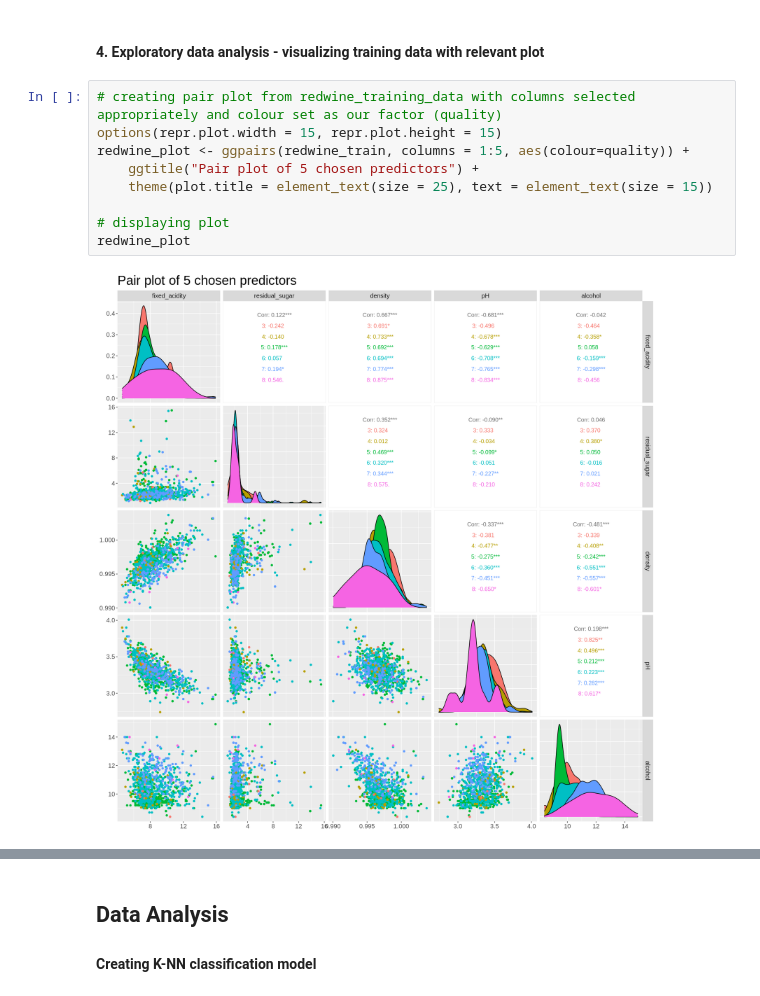
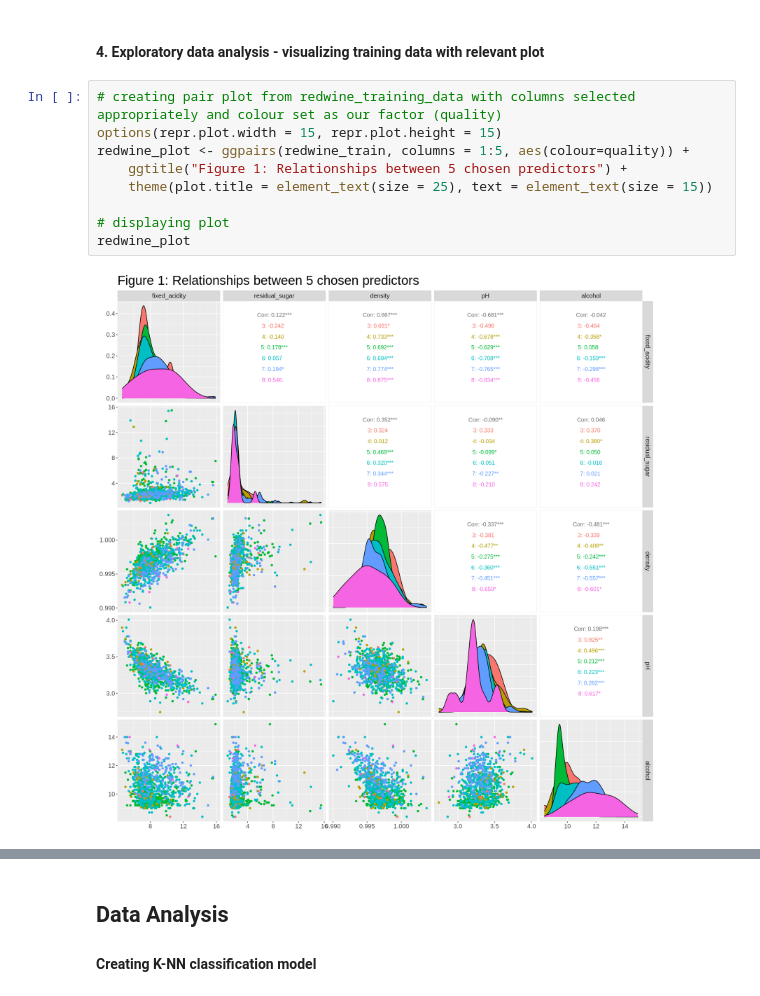
Before and after one commit to farazht/classifying-red-wine-quality, a Jupyter notebook: Group Report.ipynb, the cells around one changed output, grey strips where cells are left out. Saved outputs shown, nothing was run; the diff lists cells and outputs as text.

```diff
--- a/Group Report.ipynb
+++ b/Group Report.ipynb
@@ -170,14 +179,14 @@ Since our data already has an equal amount of observations in each class, we dec
 # %%
 # creating pair plot from redwine_training_data with columns selected appropriately and colour set as our factor (quality)
 options(repr.plot.width = 15, repr.plot.height = 15)
 redwine_plot <- ggpairs(redwine_train, columns = 1:5, aes(colour=quality)) +
-    ggtitle("Pair plot of 5 chosen predictors") +
+    ggtitle("Figure 1: Relationships between 5 chosen predictors") +
     theme(plot.title = element_text(size = 25), text = element_text(size = 15))
 
 # displaying plot
 redwine_plot
 # %% [output]
-[figure, old version]
+[figure, new version]
 # %% [markdown]
 The pairplot above is separated into 3 sections.
 
```
Also changed, not shown: parts of 15 cells of this notebook.
